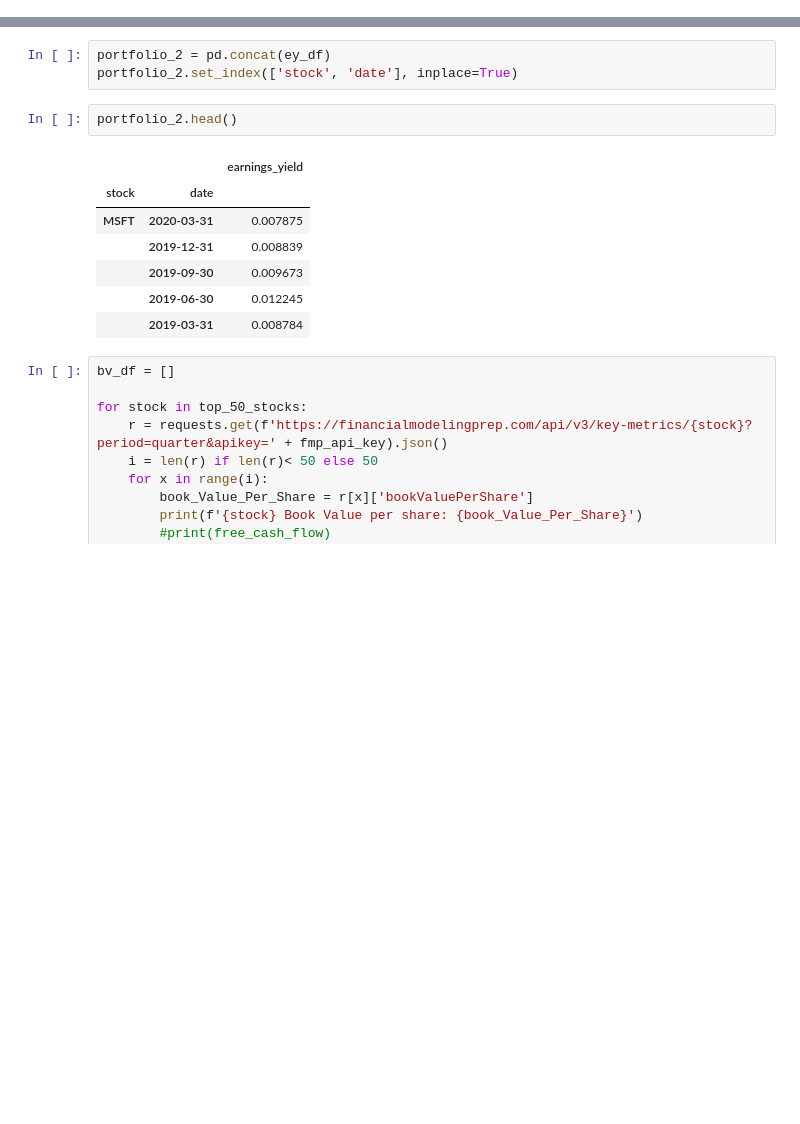
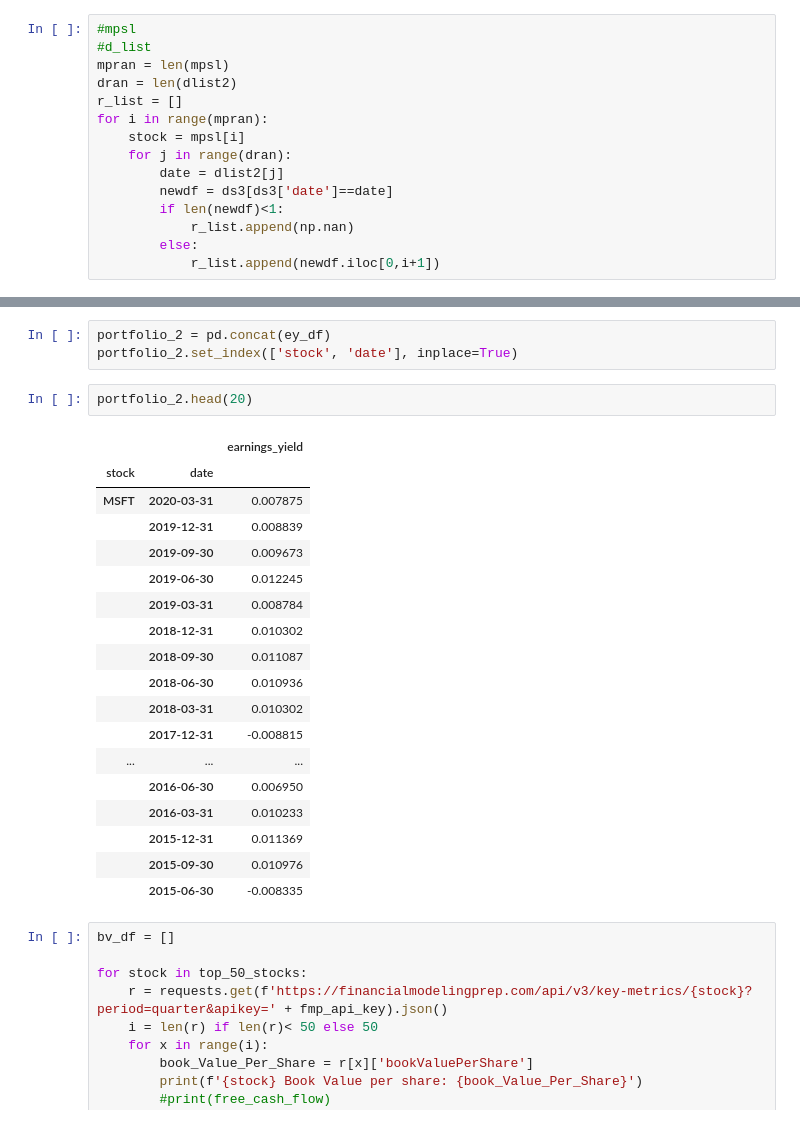
Before and after one commit to jankovicsara/PROJECT-1, a Jupyter notebook: Factors_RD611.ipynb, the cells around one changed output, grey strips where cells are left out. Drawn from its saved outputs; the diff is of its cells as text; blank space fills up the shorter version.

```diff
--- a/Factors_RD611.ipynb
+++ b/Factors_RD611.ipynb
@@ -23,0 +80,15 @@ True
+# %%
+#mpsl
+#d_list
+mpran = len(mpsl)
+dran = len(dlist2)
+r_list = []
+for i in range(mpran):
+    stock = mpsl[i]
+    for j in range(dran):
+        date = dlist2[j]
+        newdf = ds3[ds3['date']==date]
+        if len(newdf)<1:
+            r_list.append(np.nan)
+        else:
+            r_list.append(newdf.iloc[0,i+1])
@@ -124,15 +392,26 @@ PM Earnings Yield: 0.015094055153775668
 portfolio_2 = pd.concat(ey_df)
 portfolio_2.set_index(['stock', 'date'], inplace=True)
 # %%
-portfolio_2.head()
+portfolio_2.head(20)
 # %% [output]
 |  |  | earnings_yield |
 | stock | date |  |
 | MSFT | 2020-03-31 | 0.007875 |
 |  | 2019-12-31 | 0.008839 |
 |  | 2019-09-30 | 0.009673 |
 |  | 2019-06-30 | 0.012245 |
 |  | 2019-03-31 | 0.008784 |
+|  | 2018-12-31 | 0.010302 |
+|  | 2018-09-30 | 0.011087 |
+|  | 2018-06-30 | 0.010936 |
+|  | 2018-03-31 | 0.010302 |
+|  | 2017-12-31 | -0.008815 |
+| ... | ... | ... |
+|  | 2016-06-30 | 0.006950 |
+|  | 2016-03-31 | 0.010233 |
+|  | 2015-12-31 | 0.011369 |
+|  | 2015-09-30 | 0.010976 |
+|  | 2015-06-30 | -0.008335 |
 # %%
 bv_df = []
 
```
Also changed, not shown: parts of 35 cells of this notebook.
